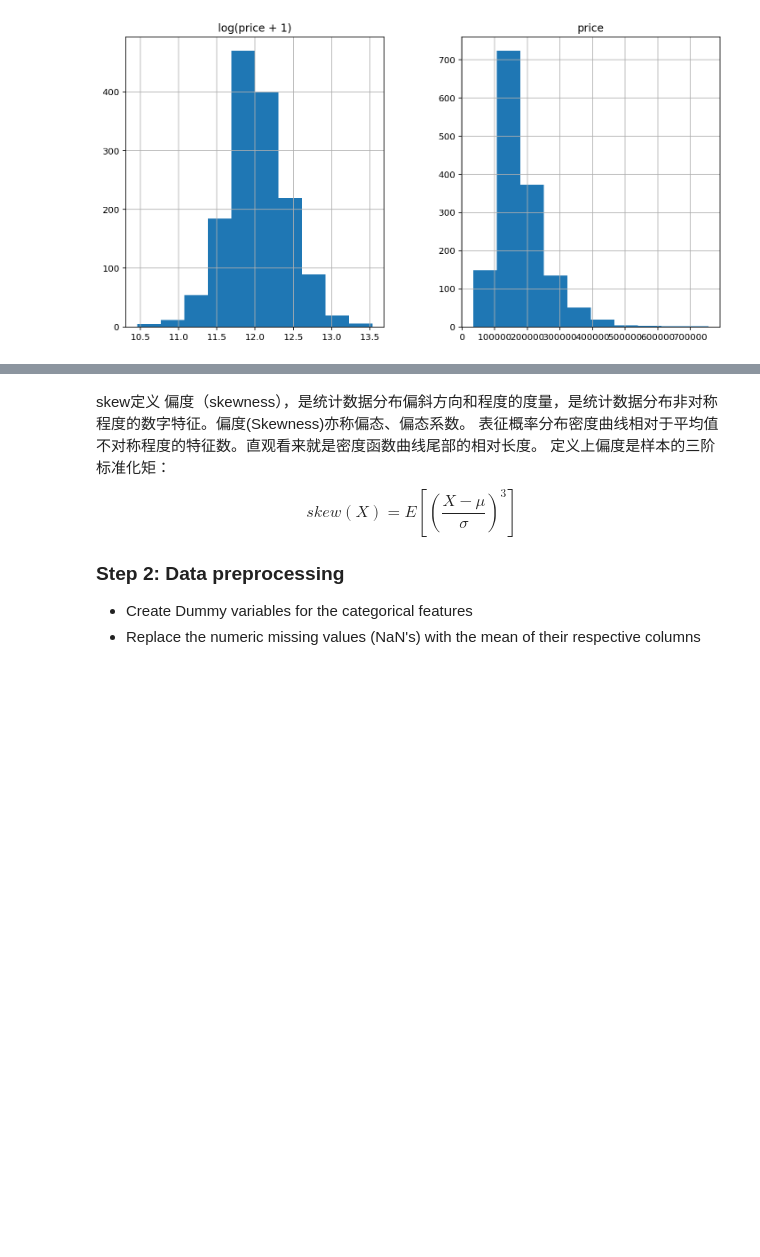
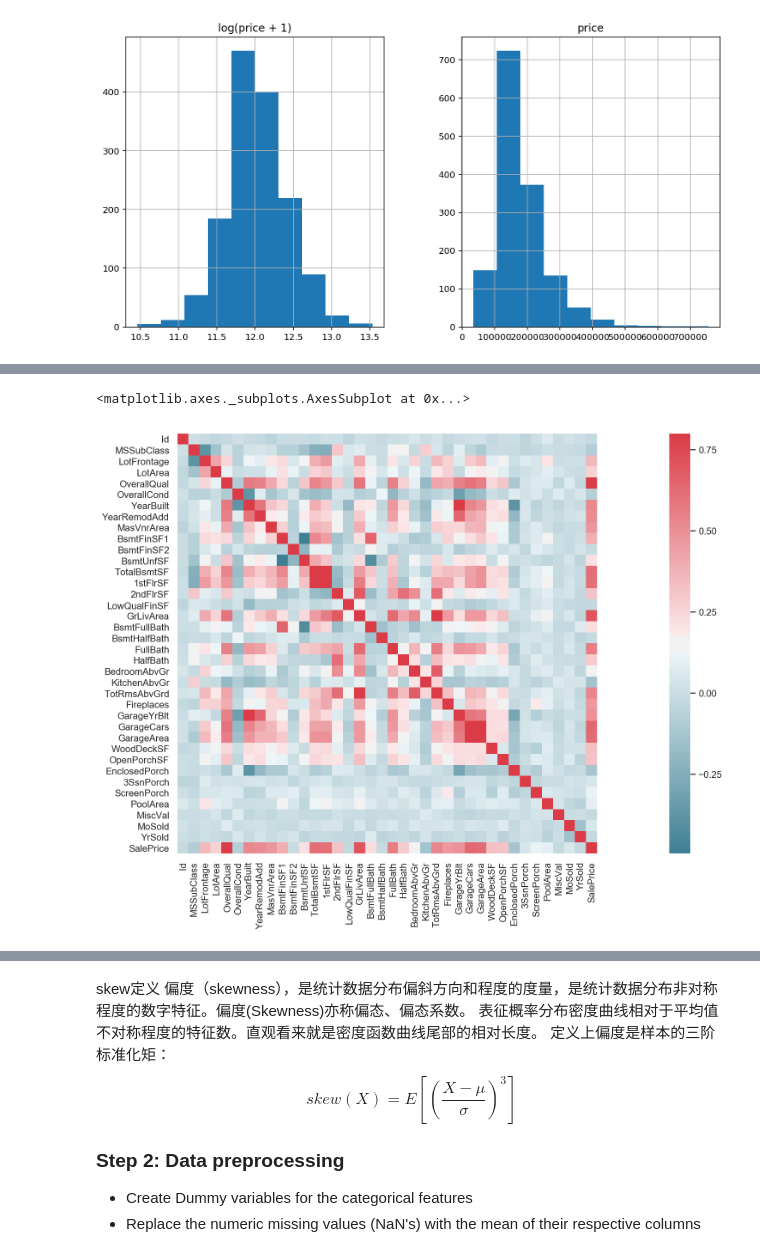
Before and after one commit to monkeyxite/kaggle, a Jupyter notebook: regularized-linear-models/regularized-linear-models.ipynb, the cells around one changed output, grey strips where cells are left out. Cells and saved outputs as stored; diff of their text form; code cells hidden in the pictures; blank space fills up the shorter version.

```diff
--- a/regularized-linear-models/regularized-linear-models.ipynb
+++ b/regularized-linear-models/regularized-linear-models.ipynb
@@ -177,0 +224,11 @@ array([[<matplotlib.axes._subplots.AxesSubplot object at 0x...>,
+# %%
+corrmat = train.corr()
+f, ax = plt.subplots(figsize=(30, 9))
+
+# Generate a custom diverging colormap
+cmap = sns.diverging_palette(220, 10, as_cmap=True)
+
+sns.heatmap(corrmat, vmax=0.8, cmap=cmap, square=True)
+# %% [output]
+<matplotlib.axes._subplots.AxesSubplot at 0x...>
+[figure, added]
```
Also changed, not shown: parts of 8 cells of this notebook.
